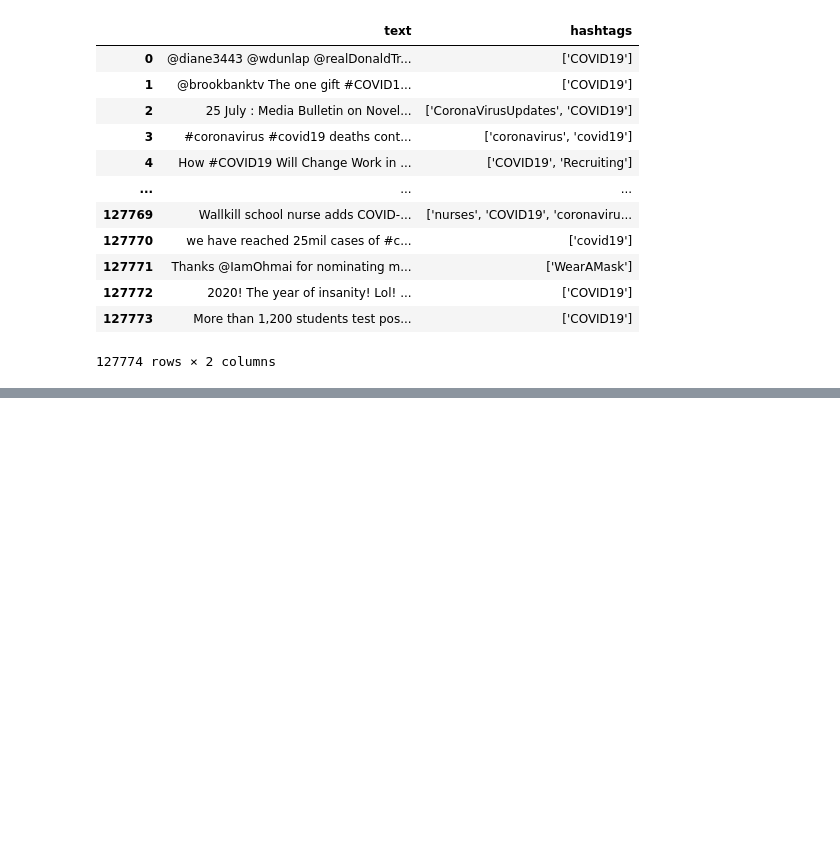
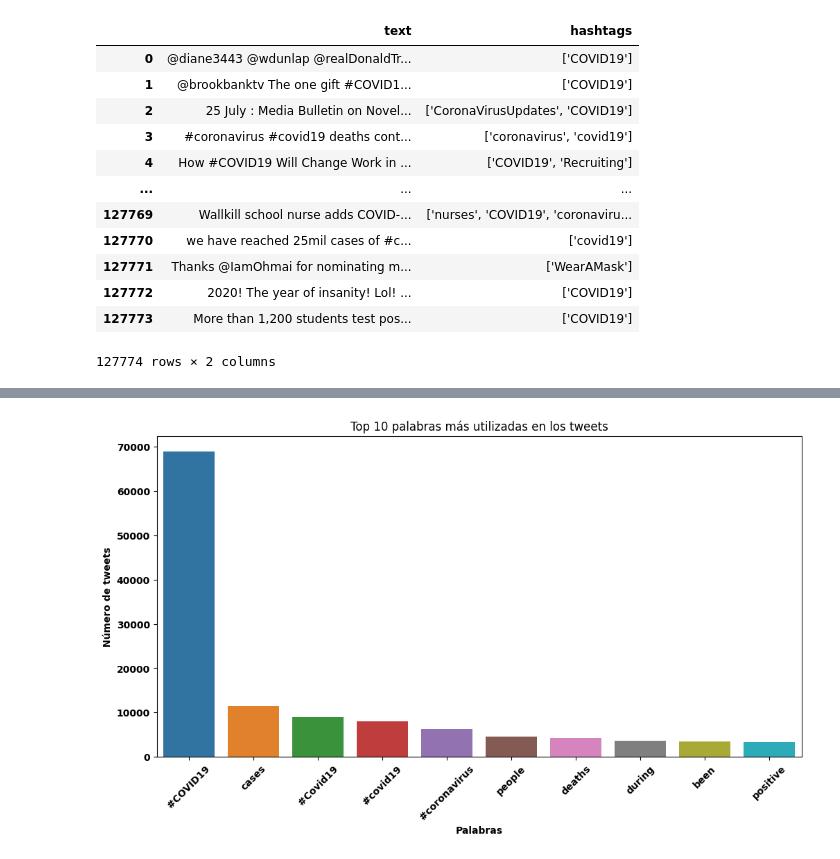
Before and after one commit to Enriquepardo/Dataset-Covid, a Jupyter notebook: DataSet_COVID.ipynb, the cells around one changed output, grey strips where cells are left out. Drawn from its saved outputs; the diff is of its cells as text; code cells hidden in the pictures; blank space fills up the shorter version.

```diff
--- a/DataSet_COVID.ipynb
+++ b/DataSet_COVID.ipynb
@@ -195,0 +263,19 @@ See the caveats in the documentation: https://pandas.pydata.org/pandas-docs/stab
+# %%
+#  Ahora buscamos las palabras mas utilizadas en los tweets
+from collections import Counter
+
+def get_top_n_words(corpus, n=None):
+    #  Lista de todas las palabras en el corpus
+    all_words = []
+    for tweet in corpus:
+        all_words.extend(tweet.split())
+
+    #  Contar las palabras y ordenarlas de mayor a menor
+    counter = Counter(all_words)
+    counter = sorted(counter.items(), key=lambda x: x[1], reverse=True)
+
+    #  Devolver las n palabras más utilizadas
+    if n is not None:
+        counter = counter[:n]
+
+    return counter
@@ -195,0 +290,4 @@ See the caveats in the documentation: https://pandas.pydata.org/pandas-docs/stab
+# %%
+df_filt3 = filtrar_palabras(df_filt2)
+top_10_palabras = get_top_n_words(df_filt2['text'], n=10)
+top_10_palabras
@@ -195,0 +305,11 @@ See the caveats in the documentation: https://pandas.pydata.org/pandas-docs/stab
+# %%
+#  Gráfico de barras de las 10 palabras más utilizadas en los tweets
+plt.figure(figsize=(12, 6))
+sns.barplot(x=[x[0] for x in top_10_palabras], y=[x[1] for x in top_10_palabras])
+plt.title('Top 10 palabras más utilizadas en los tweets')
+plt.xlabel('Palabras')
+plt.ylabel('Número de tweets')
+plt.xticks(rotation=45)
+plt.show()
+# %% [output]
+[figure, added]
```
Also changed, not shown: parts of 24 cells of this notebook, 1 other file.
